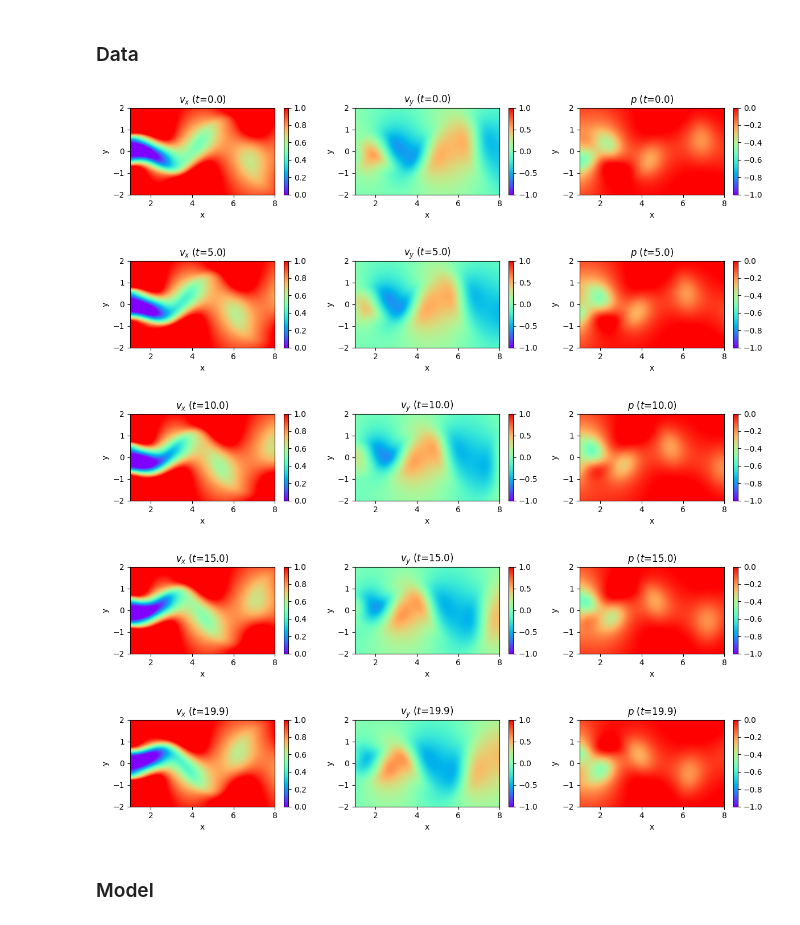
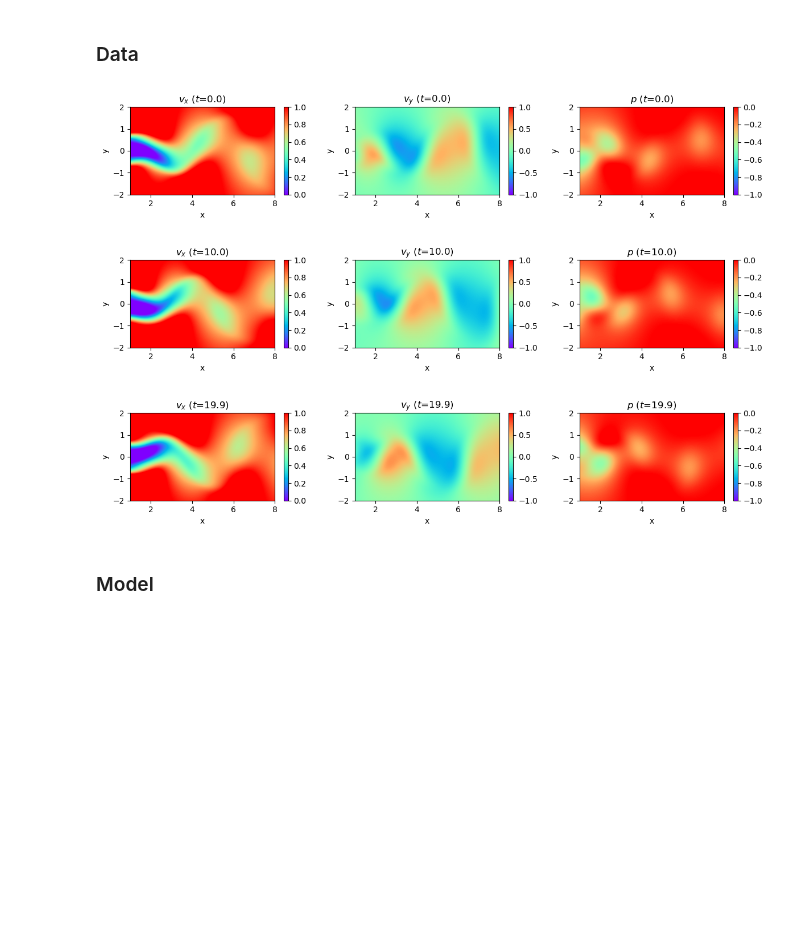
Before and after one commit to nampluskr/lectures, a Jupyter notebook: scientific_machine_learning/SM-1_physics_informed_neural_networks/SM-115-pinn_cylinder.ipynb, the cells around one changed output. Drawn from its saved outputs; the diff is of its cells as text; code cells hidden in the pictures; blank space fills up the shorter version.

```diff
--- a/scientific_machine_learning/SM-1_physics_informed_neural_networks/SM-115-pinn_cylinder.ipynb
+++ b/scientific_machine_learning/SM-1_physics_informed_neural_networks/SM-115-pinn_cylinder.ipynb
@@ -56,38 +58,34 @@ t_test = torch.tensor(T.flatten()[:, None]).float().to(device)
 # %%
 def show_result(idx, t, U, V, P):
     fig, (ax1, ax2, ax3) = plt.subplots(ncols=3, figsize=(12, 2.5))
     img1 = ax1.imshow(U[:, idx].reshape(50, 100), cmap='rainbow', aspect='auto', interpolation='bilinear',
                     vmin=np.round(U.min()), vmax=np.round(U.max()), origin='lower', extent=(1, 8, -2, 2))
     img2 = ax2.imshow(V[:, idx].reshape(50, 100), cmap='rainbow', aspect='auto', interpolation='bilinear',
                     vmin=np.round(V.min()), vmax=np.round(V.max()), origin='lower', extent=(1, 8, -2, 2))
     img3 = ax3.imshow(P[:, idx].reshape(50, 100), cmap='rainbow', aspect='auto', interpolation='bilinear',
                     vmin=np.round(P.min()), vmax=np.round(P.max()), origin='lower', extent=(1, 8, -2, 2))
 
     fig.colorbar(img1, ax=ax1)
     fig.colorbar(img2, ax=ax2)
     fig.colorbar(img3, ax=ax3)
 
     ax1.set_title(f"$v_x$ ($t$={t[idx]:.1f})")
     ax2.set_title(f"$v_y$ ($t$={t[idx]:.1f})")
     ax3.set_title(f"$p$ ($t$={t[idx]:.1f})")
 
     for ax in (ax1, ax2, ax3):
         ax.set(xlabel="x", ylabel="y")
 
     fig.tight_layout()
     plt.show()
 
 show_result(0, t_star.flatten(), U, V, P)
-show_result(50, t_star.flatten(), U, V, P)
 show_result(100, t_star.flatten(), U, V, P)
-show_result(150, t_star.flatten(), U, V, P)
 show_result(-1, t.flatten(), U, V, P)
 # %% [output]
 [figure]
-[figure, old version]
+[figure, new version]
-[figure, old version]
+[figure, new version]
-[figure, removed]
-[figure, removed]
 # %% [markdown]
 ### Model
 # %%
```
Also changed, not shown: parts of 3 cells of this notebook.
